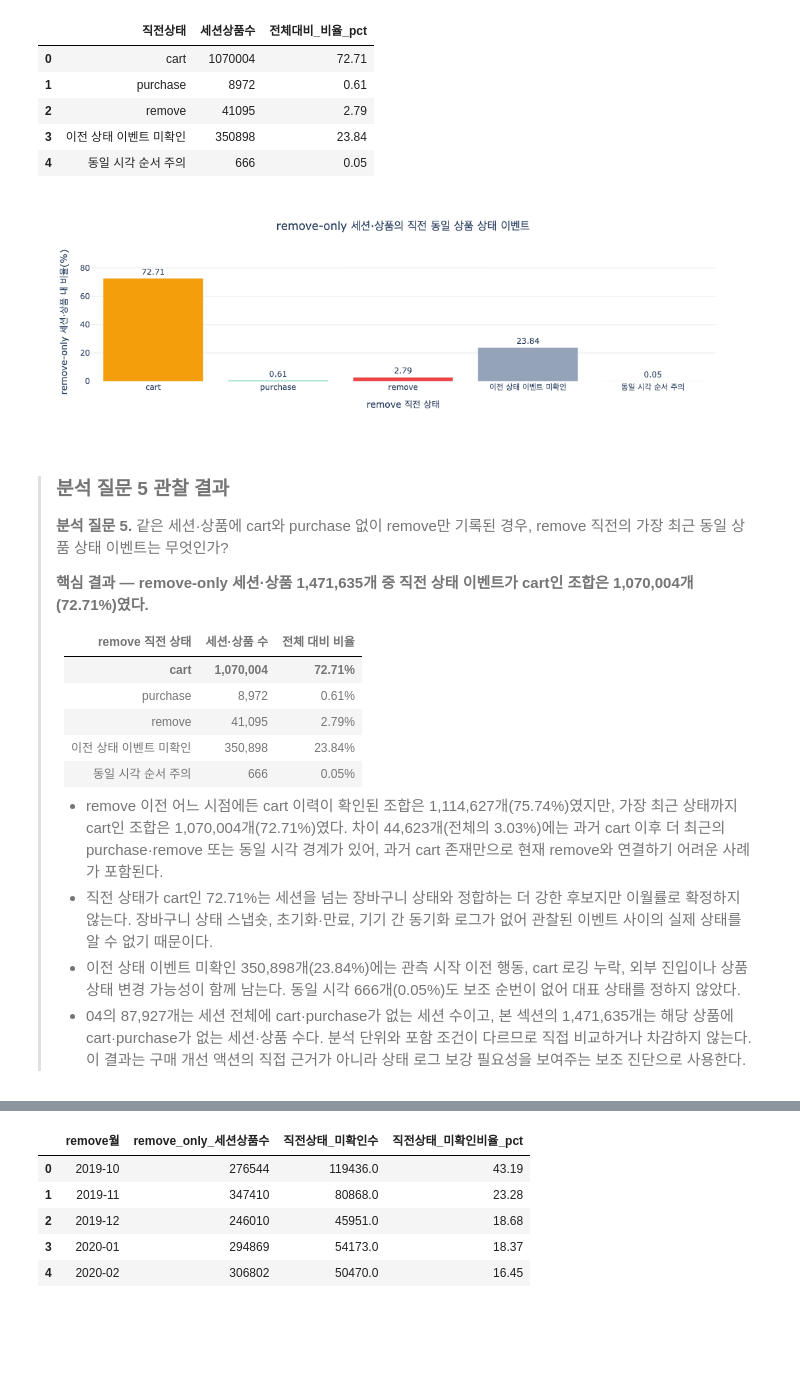
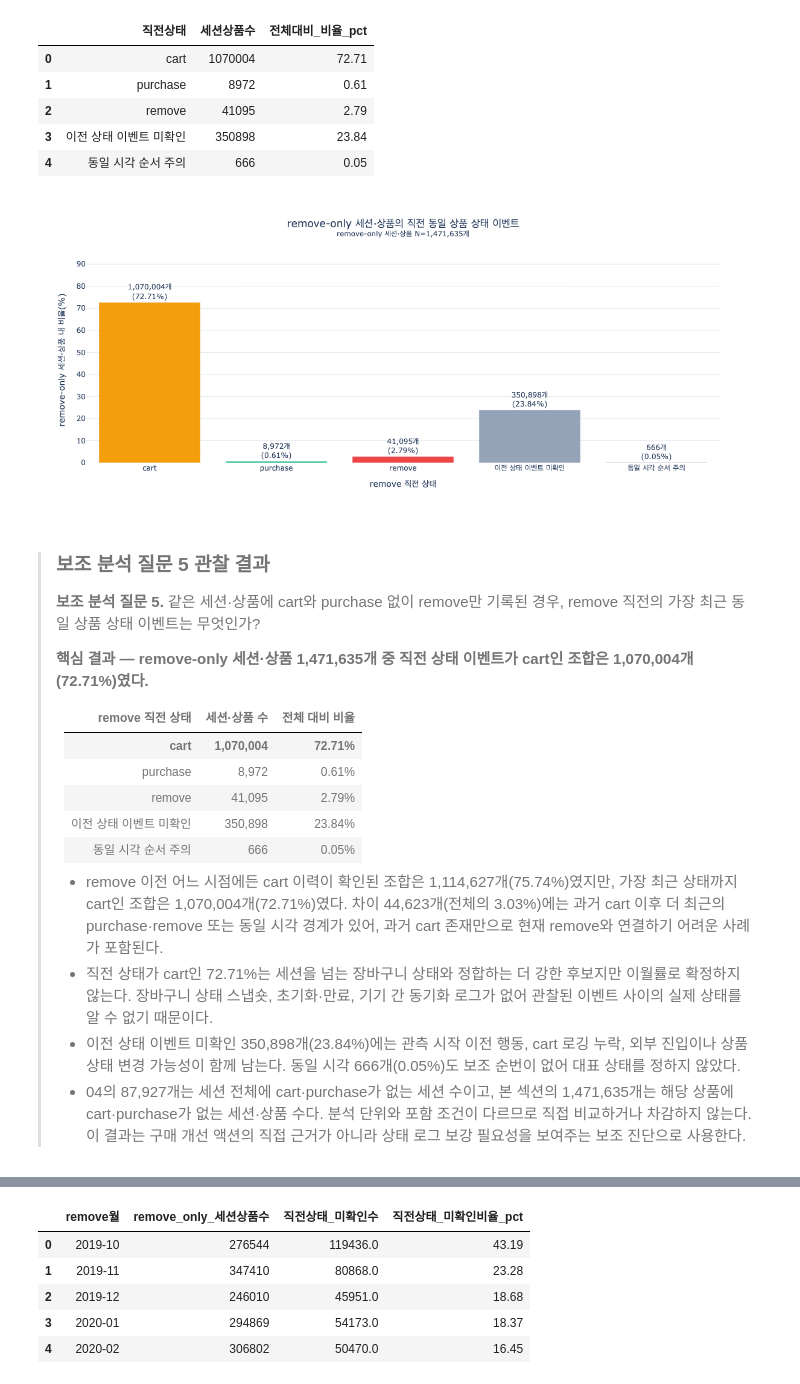
Before and after one commit to kth530/ecommerce_funnel_analysis, a Jupyter notebook: notebooks/06_purchase_journey_analysis.ipynb, the cells around one changed output, grey strips where cells are left out. Saved outputs shown, nothing was run; the diff lists cells and outputs as text; code cells hidden in the pictures; blank space fills up the shorter version.

```diff
--- a/notebooks/06_purchase_journey_analysis.ipynb
+++ b/notebooks/06_purchase_journey_analysis.ipynb
@@ -1094,24 +1184,32 @@ fig = make_subplots(
     shared_yaxes=True,
     horizontal_spacing=0.10,
     subplot_titles=[
-        f'{label}<br><sup>24시간 내 N={segment_total[label]:,.0f}</sup>'
+        f'{label}<br><sup>24시간 내 N={segment_total[label]:,.0f}개</sup>'
         for label in purchase_order
     ],
 )
 
 for col, label in enumerate(purchase_order, start=1):
-    panel = delay_segment_cumulative[delay_segment_cumulative['구매차수'] == label]
+    panel = delay_segment_cumulative[
+        delay_segment_cumulative['구매차수'] == label
+    ].copy()
+    panel['구간표시라벨'] = panel.apply(
+        lambda row: f"{int(row['구매에피소드수']):,}개<br>({row['24시간내_구간비중_pct']:.2f}%)", axis=1
+    )
+    panel['누적표시라벨'] = panel.apply(
+        lambda row: f"{int(row['누적_구매에피소드수']):,}개<br>({row['24시간내_누적비중_pct']:.2f}%)", axis=1
+    )
     color = segment_color[label]
     fig.add_trace(
         go.Bar(
             x=panel['기간구간'],
             y=panel['24시간내_구간비중_pct'],
-            text=panel['24시간내_구간비중_pct'],
+            text=panel['구간표시라벨'],
             customdata=panel[['구매에피소드수']],
             name='구간 비중',
             marker_color=color,
             opacity=0.45,
-            texttemplate='%{text:.2f}%',
+            texttemplate='%{text}',
             textposition='inside',
             insidetextanchor='middle',
             textfont=dict(color='white', size=11),
@@ -1128,12 +1226,12 @@ for col, label in enumerate(purchase_order, start=1):
             x=panel['기간구간'],
             y=panel['24시간내_누적비중_pct'],
             mode='lines+markers+text',
-            text=panel['24시간내_누적비중_pct'],
+            text=panel['누적표시라벨'],
             customdata=panel[['누적_구매에피소드수']],
             name='누적 비중',
             line=dict(color=color, width=3),
             marker=dict(size=9),
-            texttemplate='%{text:.2f}%',
+            texttemplate='%{text}',
             textposition='top center',
             hovertemplate=(
                 '%{x} 구간까지<br>누적 비중 %{y:.2f}%<br>'
@@ -1500,44 +1723,61 @@ display(remove_latest_state.round(2))
 | 3 | 이전 상태 이벤트 미확인 | 350898 | 23.84 |
 | 4 | 동일 시각 순서 주의 | 666 | 0.05 |
 # %%
+remove_latest_state_chart = remove_latest_state.copy()
+remove_latest_state_chart['표시라벨'] = remove_latest_state_chart.apply(
+    lambda row: f"{int(row['세션상품수']):,}개<br>({row['전체대비_비율_pct']:.2f}%)", axis=1
+)
+
 fig = px.bar(
-    remove_latest_state,
+    remove_latest_state_chart,
     x='직전상태',
     y='전체대비_비율_pct',
     color='직전상태',
-    text_auto='.2f',
+    text='표시라벨',
+    custom_data=['세션상품수'],
     category_orders={
         '직전상태': [
             'cart', 'purchase', 'remove',
             '이전 상태 이벤트 미확인', '동일 시각 순서 주의',
         ],
     },
     color_discrete_map={
         'cart': color_map['cart'],
         'purchase': color_map['purchase'],
         'remove': color_map['remove'],
         '이전 상태 이벤트 미확인': '#94A3B8',
         '동일 시각 순서 주의': '#475569',
     },
-    title='remove-only 세션·상품의 직전 동일 상품 상태 이벤트',
+    title=(
+        'remove-only 세션·상품의 직전 동일 상품 상태 이벤트<br>'
+        f'<sup>remove-only 세션·상품 N={remove_total:,}개</sup>'
+    ),
 )
-fig.update_traces(textposition='outside')
+fig.update_traces(
+    texttemplate='%{text}',
+    textposition='outside',
+    hovertemplate=(
+        '%{x}<br>%{customdata[0]:,.0f}개 (%{y:.2f}%)<br>'
+        f'전체 분모 N={remove_total:,}개<extra></extra>'
+    ),
+)
 fig.update_layout(
     title_x=0.5,
     xaxis_title='remove 직전 상태',
     yaxis_title='remove-only 세션·상품 내 비율(%)',
-    yaxis_range=[0, remove_latest_state['전체대비_비율_pct'].max() * 1.15],
+    yaxis_range=[0, remove_latest_state_chart['전체대비_비율_pct'].max() * 1.28],
     plot_bgcolor='white',
     showlegend=False,
+    height=520,
 )
 fig.update_yaxes(gridcolor='#E5E7EB')
 fig.show()
 # %% [output]
-[figure, old version]
+[figure, new version]
 # %% [markdown]
-> ### 분석 질문 5 관찰 결과
+> ### 보조 분석 질문 5 관찰 결과
 >
-> **분석 질문 5.** 같은 세션·상품에 cart와 purchase 없이 remove만 기록된 경우, remove 직전의 가장 최근 동일 상품 상태 이벤트는 무엇인가?
+> **보조 분석 질문 5.** 같은 세션·상품에 cart와 purchase 없이 remove만 기록된 경우, remove 직전의 가장 최근 동일 상품 상태 이벤트는 무엇인가?
 >
 > **핵심 결과 — remove-only 세션·상품 1,471,635개 중 직전 상태 이벤트가 cart인 조합은 1,070,004개(72.71%)였다.**
 >
```
Also changed, not shown: parts of 34 cells of this notebook, 10 other files.
